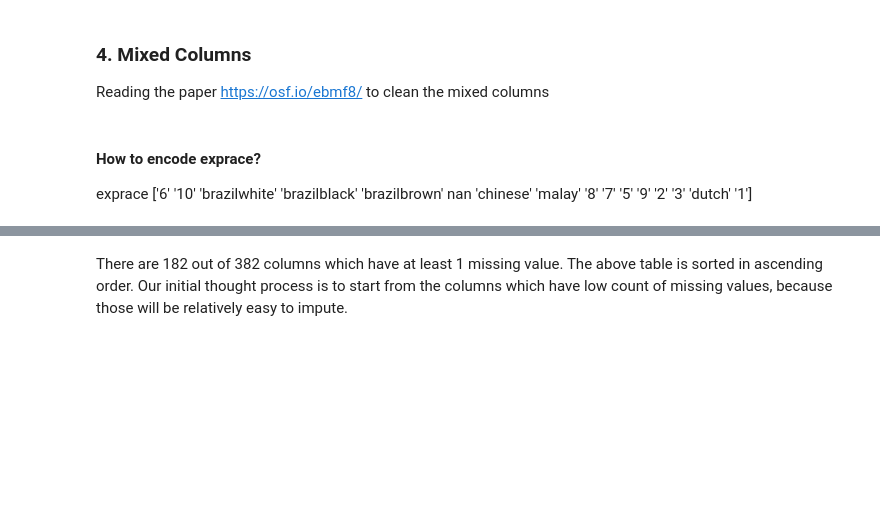
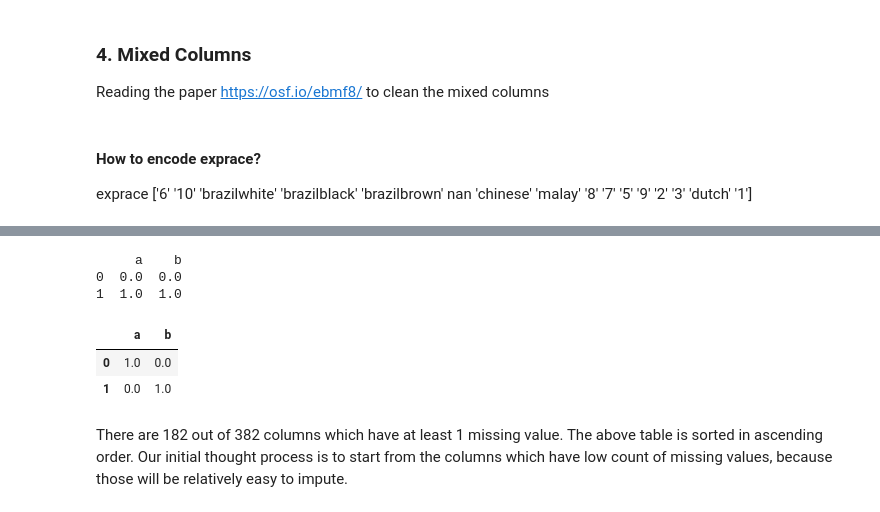
Before and after one commit to vedantc6/ML_FinalProject, a Jupyter notebook: analysis.ipynb, the cells around one changed output, grey strips where cells are left out. Saved outputs shown, nothing was run; the diff lists cells and outputs as text; code cells hidden in the pictures; blank space fills up the shorter version.

```diff
--- a/analysis.ipynb
+++ b/analysis.ipynb
@@ -337,3 +356,25 @@ pipeline.data.iloc[[5707, 5708, 5709, 5710, 5711, 5712, 5713, 5714, 5715, 5716,
+# %%
+df = pd.DataFrame(columns=['a','b'],data=[[1,2],[3,4]])
+df_y = pd.DataFrame(columns=['a','b'],data=[[8,3],[4,5]])
+
+x = df.values #returns a numpy array
+y = df_y.values
+min_max_scaler = preprocessing.MinMaxScaler()
+min_max_scaler.fit(x)
+x_scaled = min_max_scaler.fit_transform(x)
+y_scaled = min_max_scaler.fit_transform(y)
+
+df = pd.DataFrame(columns=['a','b'],data=x_scaled)
+print(df)
+df2 = pd.DataFrame(columns=['a','b'],data=y_scaled)
+df2
+# %% [output]
+     a    b
+0  0.0  0.0
+1  1.0  1.0
+|  | a | b |
+| 0 | 1.0 | 0.0 |
+| 1 | 0.0 | 1.0 |
 # %% [markdown]
 There are 182 out of 382 columns which have at least 1 missing value. The above table is sorted in ascending order. Our initial thought process is to start from the columns which have low count of missing values, because those will be relatively easy to impute.
 # %% [markdown]
```
Also changed, not shown: parts of 10 cells of this notebook, 2 other files.
